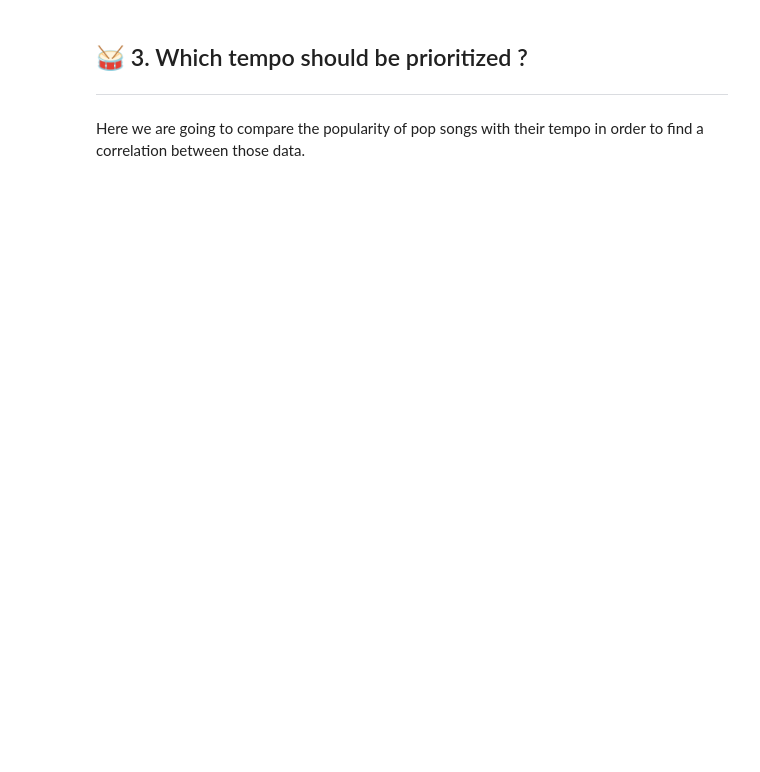
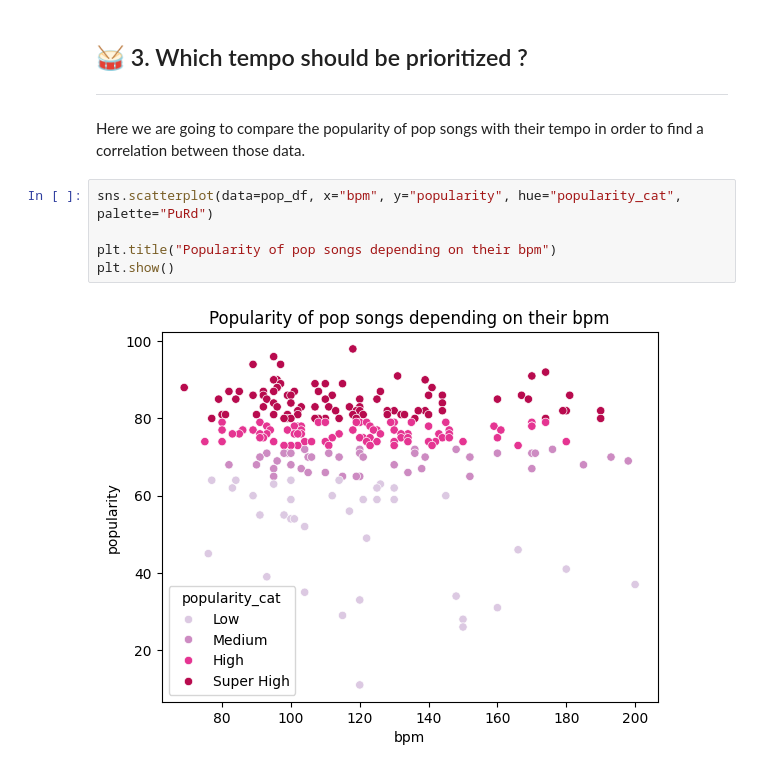
Before and after one commit to Lucas-COX/datamining-evaluation, a Jupyter notebook: spotify.ipynb, the cells around one changed output. Saved outputs shown, nothing was run; the diff lists cells and outputs as text; blank space fills up the shorter version.

```diff
--- a/spotify.ipynb
+++ b/spotify.ipynb
@@ -100,3 +105,10 @@ plt.show()
 ---
 
 Here we are going to compare the popularity of pop songs with their tempo in order to find a correlation between those data.
+# %%
+sns.scatterplot(data=pop_df, x="bpm", y="popularity", hue="popularity_cat", palette="PuRd")
+
+plt.title("Popularity of pop songs depending on their bpm")
+plt.show()
+# %% [output]
+[figure, added]
```
Also changed, not shown: parts of 23 cells of this notebook, 3 other files.
